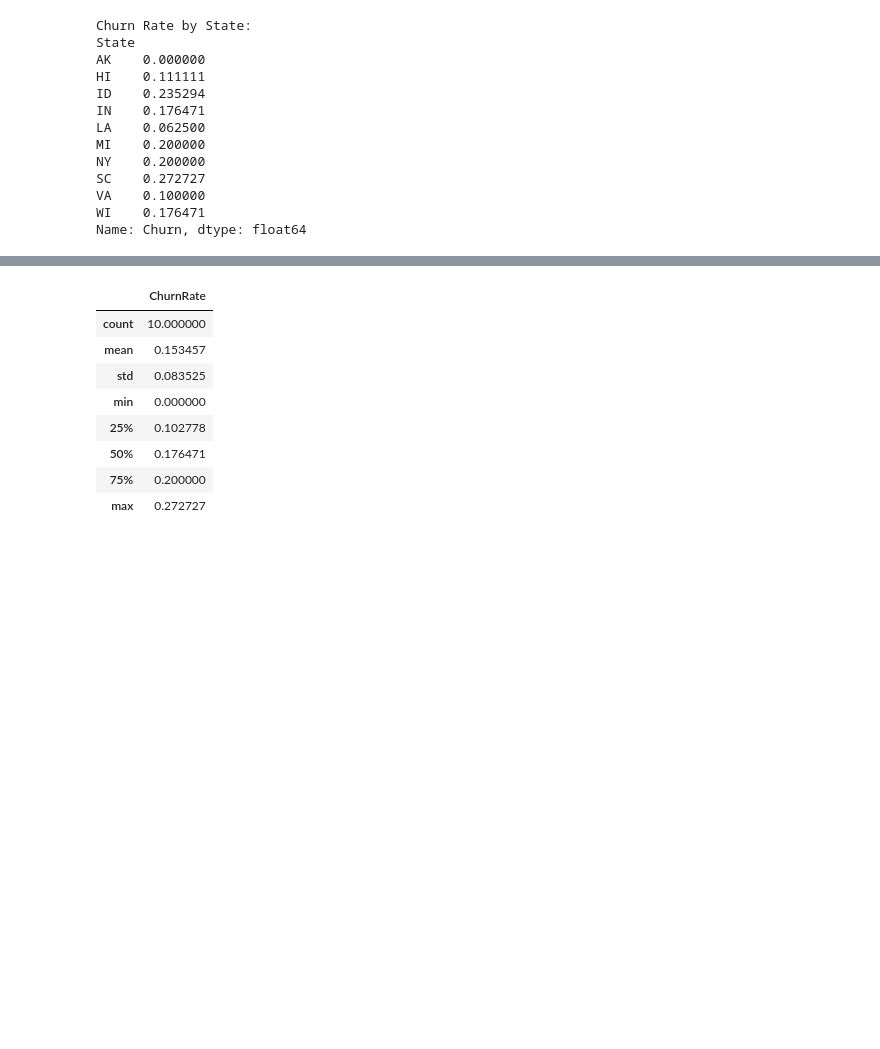
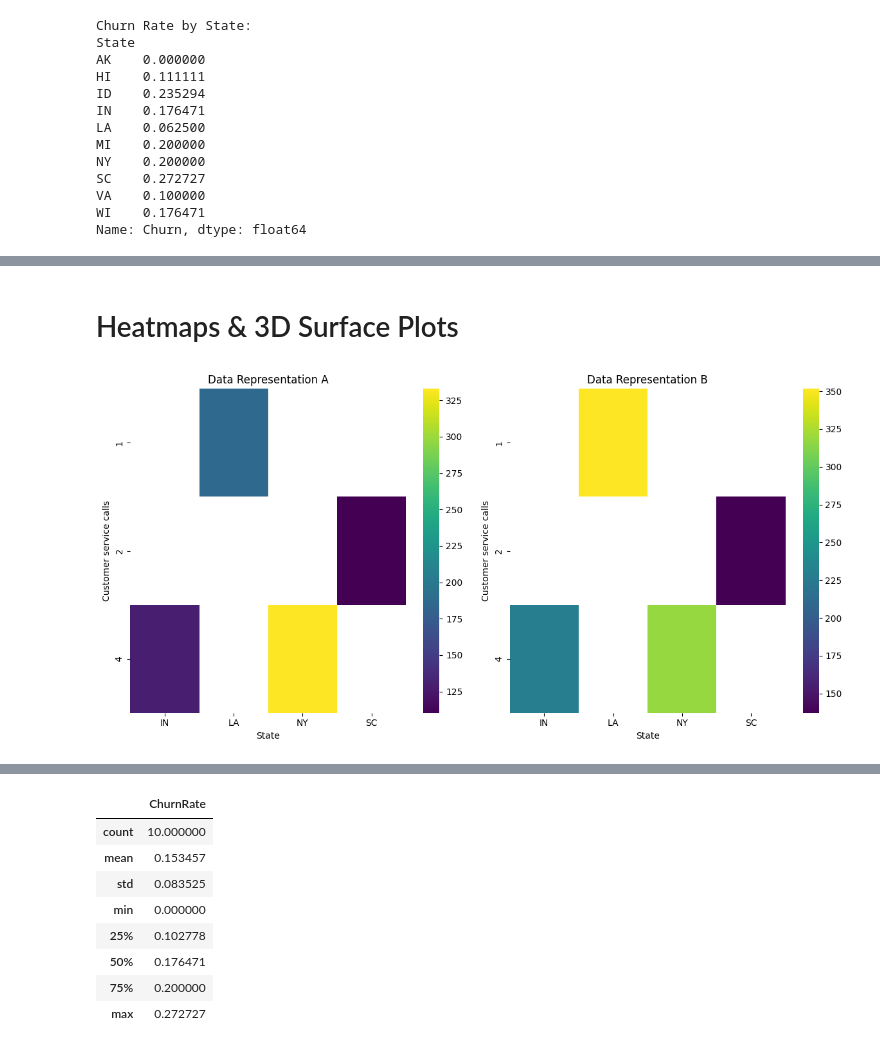
Before and after one commit to turatsinzejunior83/.net-apps, a Jupyter notebook: MTN_Case_study_Data_Analysis.ipynb, the cells around one changed output, grey strips where cells are left out. Drawn from its saved outputs; the diff is of its cells as text; code cells hidden in the pictures; blank space fills up the shorter version.

```diff
--- a/MTN_Case_study_Data_Analysis.ipynb
+++ b/MTN_Case_study_Data_Analysis.ipynb
@@ -737,3 +768,45 @@ figure.update_layout(
 iplot(figure)
 # %% [output]
 [interactive output not drawn]
+# %% [markdown]
+# Heatmaps & 3D Surface Plots
+# %%
+#Step 1: Prepare the Data
+import pandas as pd
+import numpy as np
+import seaborn as sns
+import matplotlib.pyplot as plt
+from mpl_toolkits.mplot3d import Axes3D
+from scipy.interpolate import griddata
+
+# Load your dataset
+# df = pd.read_csv('your_dataset.csv')
+
+# Sample data for demonstration
+data = {
+    'State': ['LA', 'NY', 'IN', 'SC'],
+    'Total day minutes': [185.5, 332.9, 129.1, 110.4],
+    'Total eve minutes': [351.6, 317.8, 228.5, 137.3],
+    'Customer service calls': [1, 4, 4, 2],
+    'Churn': [0, 1, 0, 1]
+}
+df = pd.DataFrame(data)
+# %%
+# Heatmap of Total day minutes vs Customer service calls
+plt.figure(figsize=(12, 6))
+
+plt.subplot(1, 2, 1)
+heatmap_data = df.pivot_table(values='Total day minutes', index='Customer service calls', columns='State')
+sns.heatmap(heatmap_data, cmap='viridis')
+plt.title('Data Representation A')
+
+# Heatmap of Total eve minutes vs Customer service calls
+plt.subplot(1, 2, 2)
+heatmap_data = df.pivot_table(values='Total eve minutes', index='Customer service calls', columns='State')
+sns.heatmap(heatmap_data, cmap='viridis')
+plt.title('Data Representation B')
+
+plt.tight_layout()
+plt.show()
+# %% [output]
+[figure, added]
```
Also changed, not shown: parts of 10 cells of this notebook.
